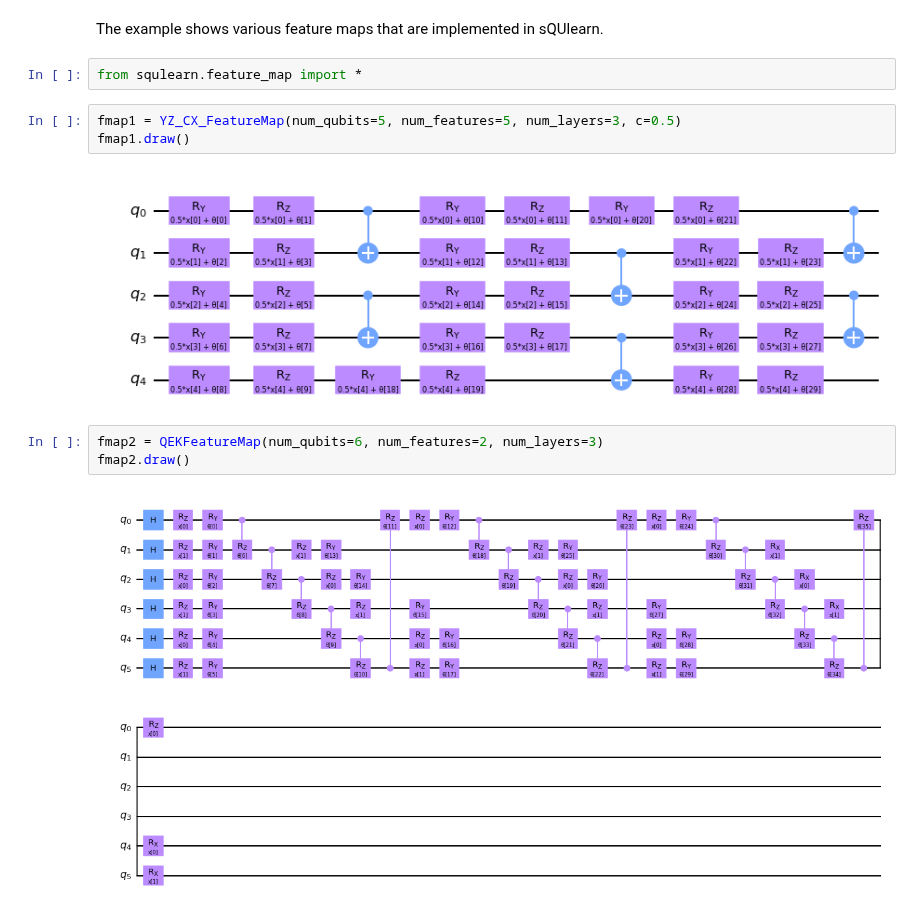
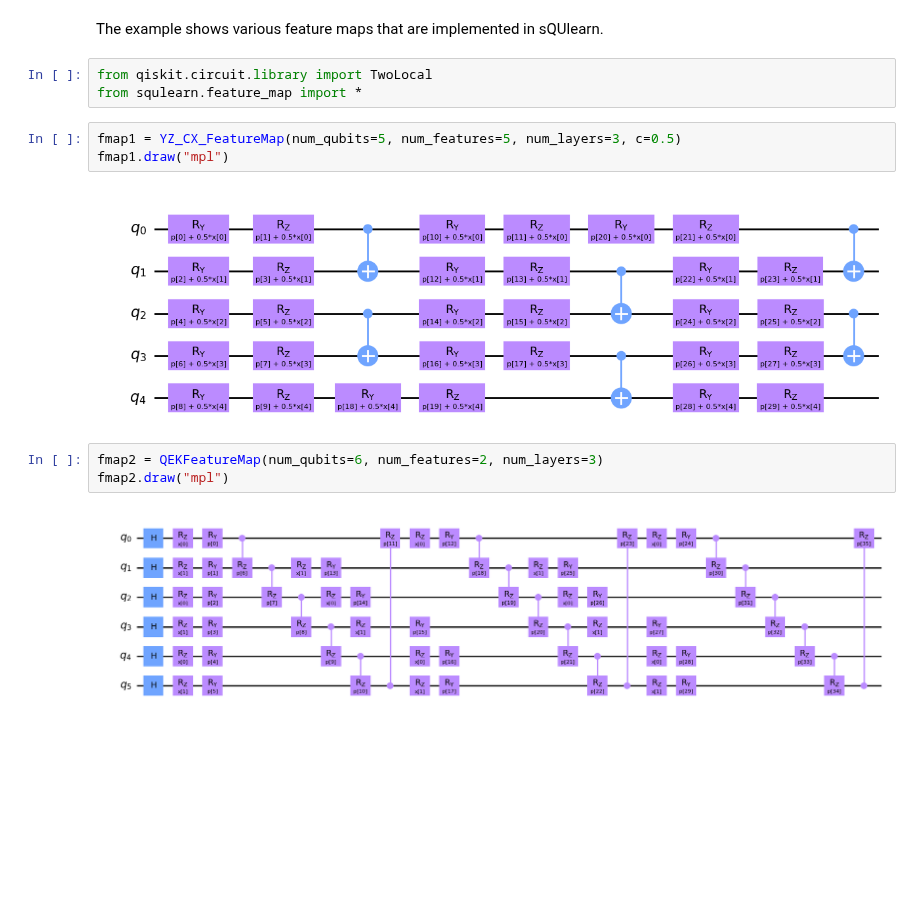
Before and after one commit to sQUlearn/squlearn, a Jupyter notebook: examples/feature_maps/various_feature_maps.ipynb, the cells around one changed output. Cells and saved outputs as stored; diff of their text form; blank space fills up the shorter version.

Commit message:
fix fmap examples

```diff
--- a/examples/feature_maps/various_feature_maps.ipynb
+++ b/examples/feature_maps/various_feature_maps.ipynb
@@ -1,16 +1,17 @@
 # %% [markdown]
 The example shows various feature maps that are implemented in sQUlearn.
 # %%
+from qiskit.circuit.library import TwoLocal
 from squlearn.feature_map import *
 # %%
 fmap1 = YZ_CX_FeatureMap(num_qubits=5, num_features=5, num_layers=3, c=0.5)
-fmap1.draw()
+fmap1.draw("mpl")
 # %% [output]
-[figure, old version]
+[figure, new version]
 # %%
 fmap2 = QEKFeatureMap(num_qubits=6, num_features=2, num_layers=3)
-fmap2.draw()
+fmap2.draw("mpl")
 # %% [output]
-[figure, old version]
+[figure, new version]
 # %%
 fmap3 = HighDimFeatureMap(num_qubits=10, num_features=45, num_layers=2)
```
Also changed, not shown: parts of 9 cells of this notebook, 2 other files.
